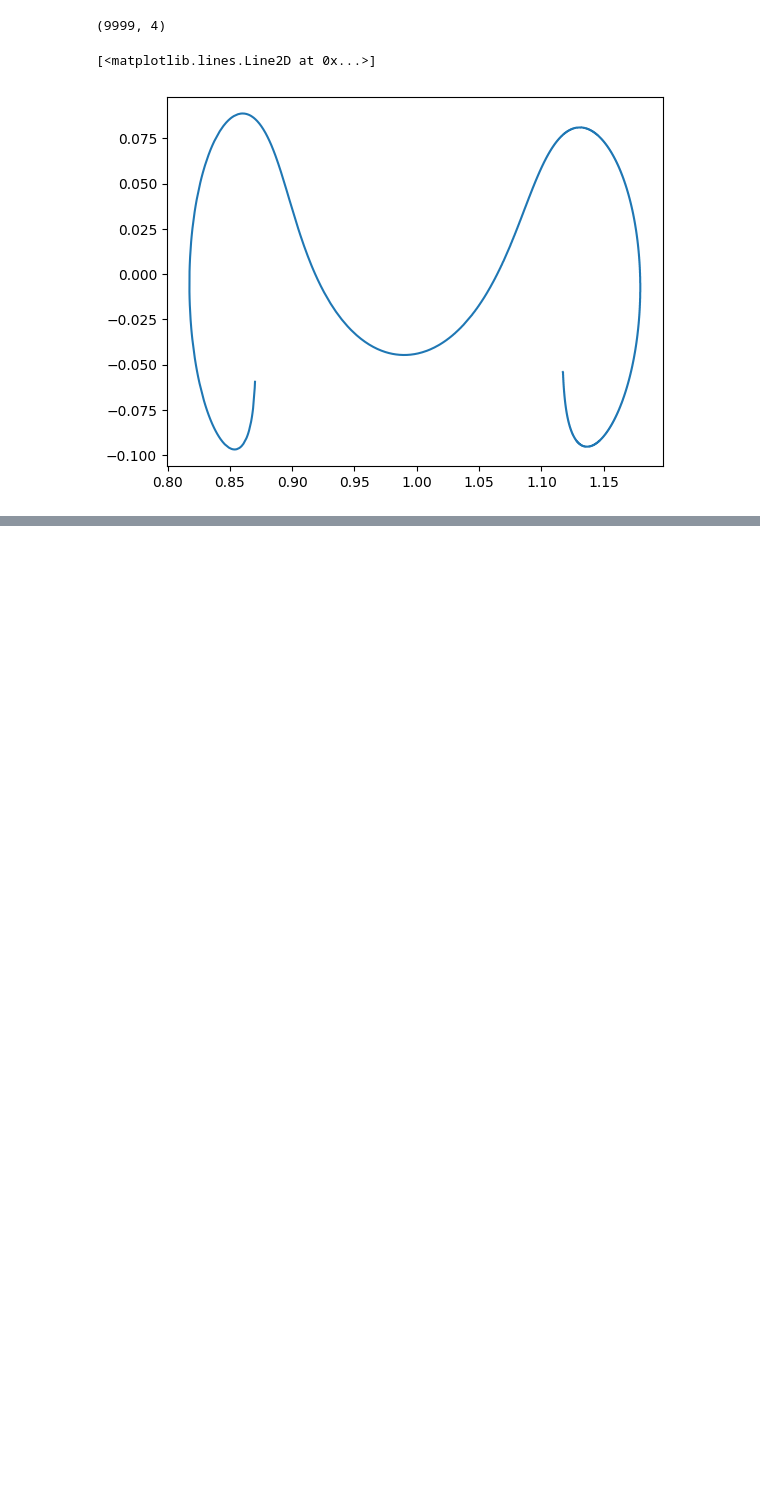
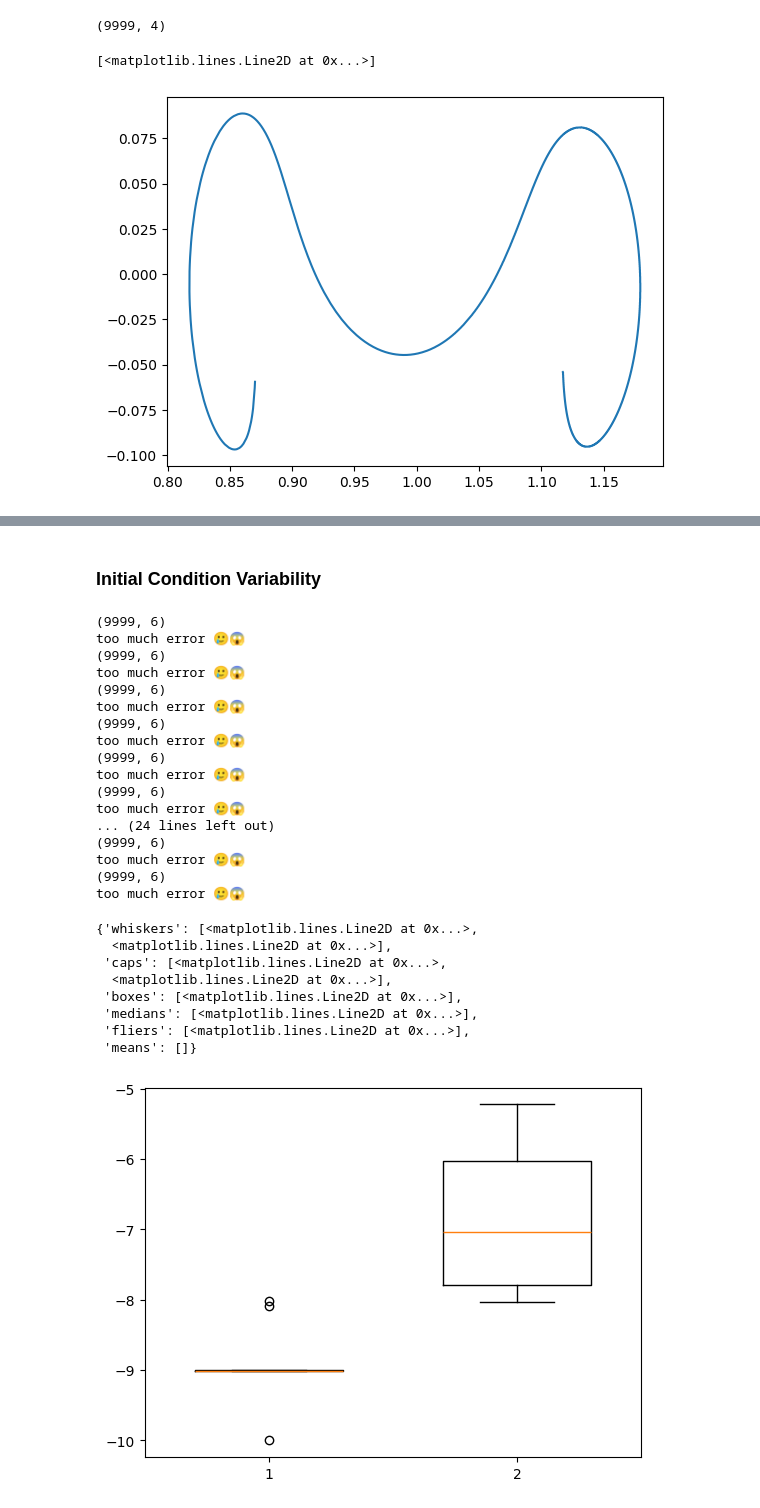
Before and after one commit to alibaniasad1999/DGDDPG, a Jupyter notebook: Code/DG/DDPG_TBP_DG.ipynb, the cells around one changed output, grey strips where cells are left out. Drawn from its saved outputs; the diff is of its cells as text; code cells hidden in the pictures; blank space fills up the shorter version.

```diff
--- a/Code/DG/DDPG_TBP_DG.ipynb
+++ b/Code/DG/DDPG_TBP_DG.ipynb
@@ -92,0 +2360,43 @@ done 🥺
+# %% [markdown]
+### Initial Condition Variability
+# %%
+# mont carlo
+mont_carlo_simulation_num = 10
+cumulation_rewards_array = []
+cumulation_rewards_array_ = []
+for i in range(mont_carlo_simulation_num):
+    rewards = DDPG_DG.test(plot=False, initial_condition_variability=True)
+    cumulation_rewards_array.append(sum(rewards))
+    rewards = DDPG_.test(plot=False, initial_condition_variability=True)
+    cumulation_rewards_array_.append(sum(rewards))
+
+# plot box plot
+plt.boxplot(cumulation_rewards_array, positions=[1], widths=0.6)
+plt.boxplot(cumulation_rewards_array_, positions=[2], widths=0.6)
+# %% [output]
+(9999, 6)
+too much error 🥲😱
+(9999, 6)
+too much error 🥲😱
+(9999, 6)
+too much error 🥲😱
+(9999, 6)
+too much error 🥲😱
+(9999, 6)
+too much error 🥲😱
+(9999, 6)
+too much error 🥲😱
+... (24 lines left out)
+(9999, 6)
+too much error 🥲😱
+(9999, 6)
+too much error 🥲😱
+{'whiskers': [<matplotlib.lines.Line2D at 0x...>,
+  <matplotlib.lines.Line2D at 0x...>],
+ 'caps': [<matplotlib.lines.Line2D at 0x...>,
+  <matplotlib.lines.Line2D at 0x...>],
+ 'boxes': [<matplotlib.lines.Line2D at 0x...>],
+ 'medians': [<matplotlib.lines.Line2D at 0x...>],
+ 'fliers': [<matplotlib.lines.Line2D at 0x...>],
+ 'means': []}
+[figure, added]
```
Also changed, not shown: parts of 11 cells of this notebook, 20 other files.
